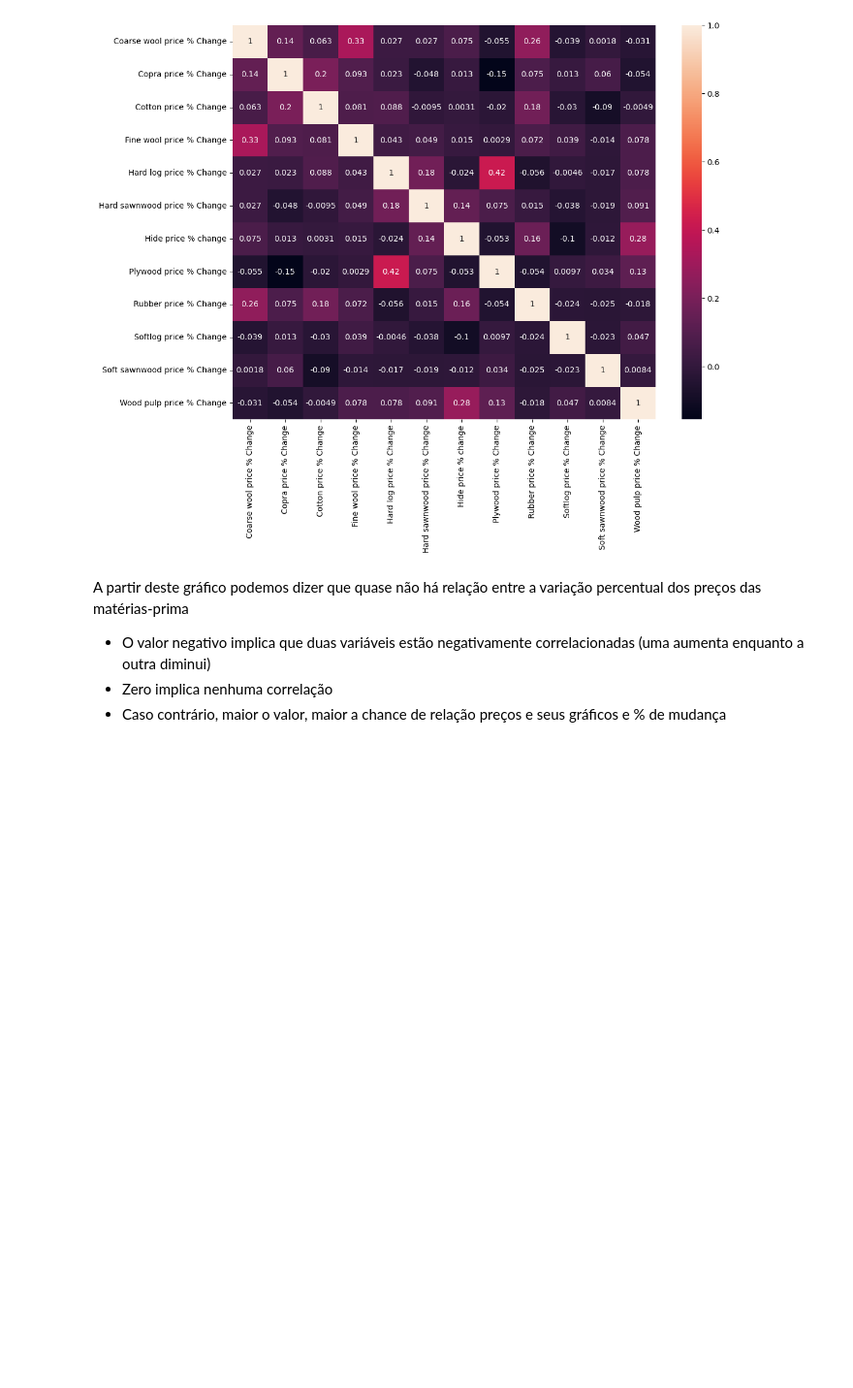
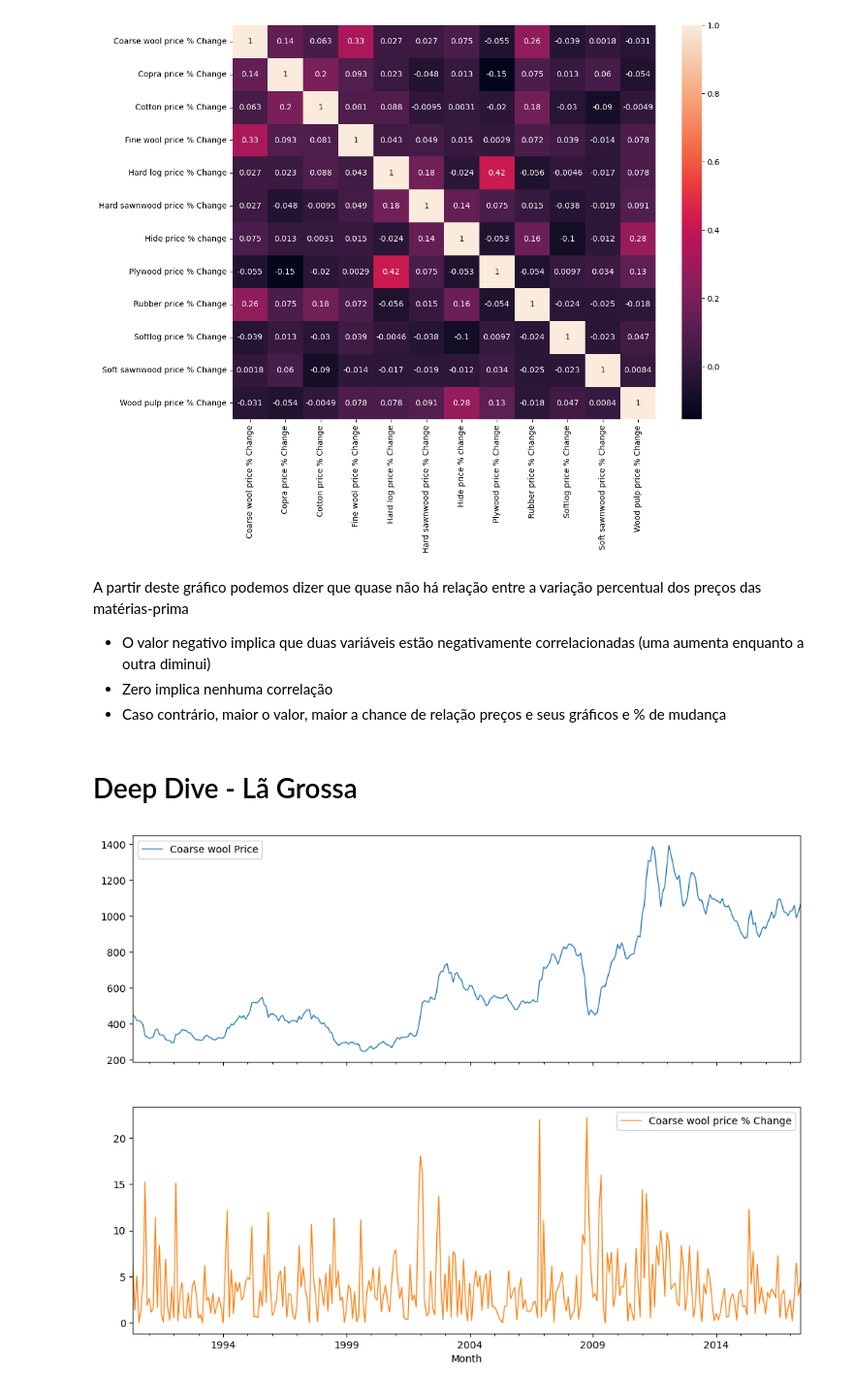
Before and after one commit to davidsmaia/Analise-Precos-de-Materias-Primas-Agricolas, a Jupyter notebook: main.ipynb, the cells around one changed output. Shown at 97% size. Drawn from its saved outputs; the diff is of its cells as text; code cells hidden in the pictures; blank space fills up the shorter version.

```diff
--- a/main.ipynb
+++ b/main.ipynb
@@ -259,3 +259,13 @@ A partir deste gráfico podemos dizer que quase não há relação entre a varia
  - O valor negativo implica que duas variáveis estão negativamente correlacionadas (uma aumenta enquanto a outra diminui)
   - Zero implica nenhuma correlação
   - Caso contrário, maior o valor, maior a chance de relação preços e seus gráficos e % de mudança
+# %% [markdown]
+# Deep Dive - Lã Grossa
+# %%
+# Gerando gráfico evolutivo do preço da lã grossa e de sua variação
+
+axes = df[["Coarse wool Price", "Coarse wool price % Change"]]
+axes.plot(figsize=(12, 9), subplots=True, linewidth = 1)
+plt.show()
+# %% [output]
+[figure, added]
```
Also changed, not shown: parts of 27 cells of this notebook, 13 other files.
